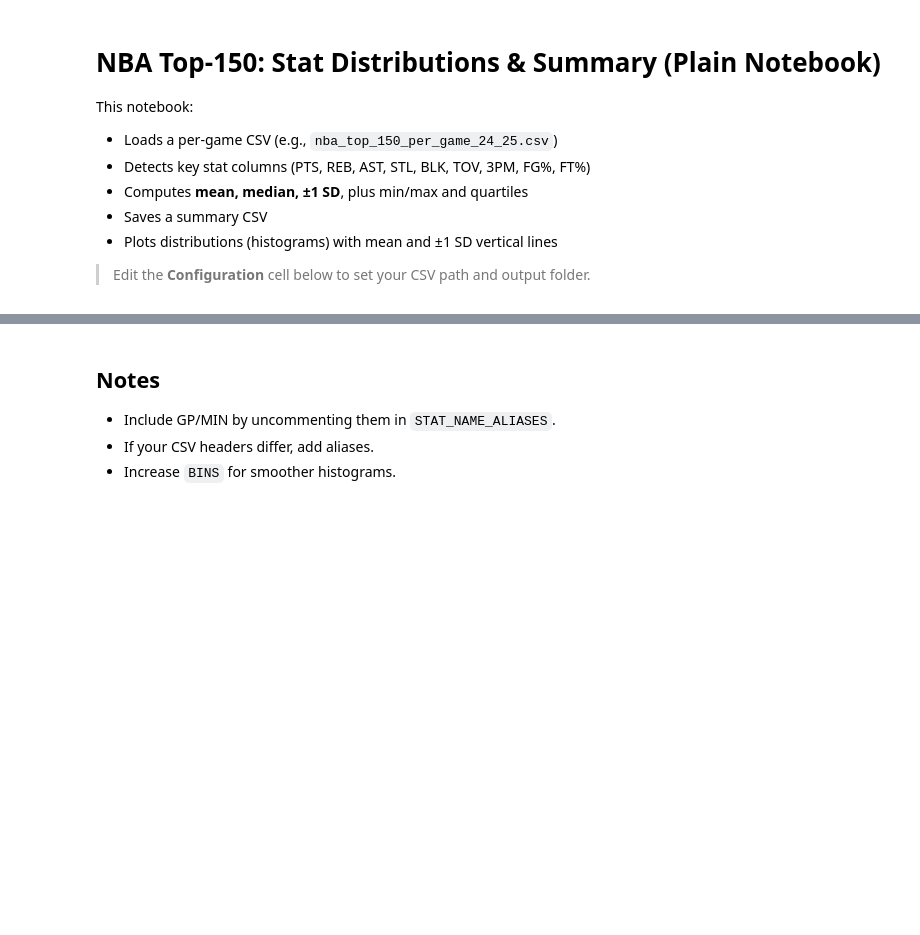
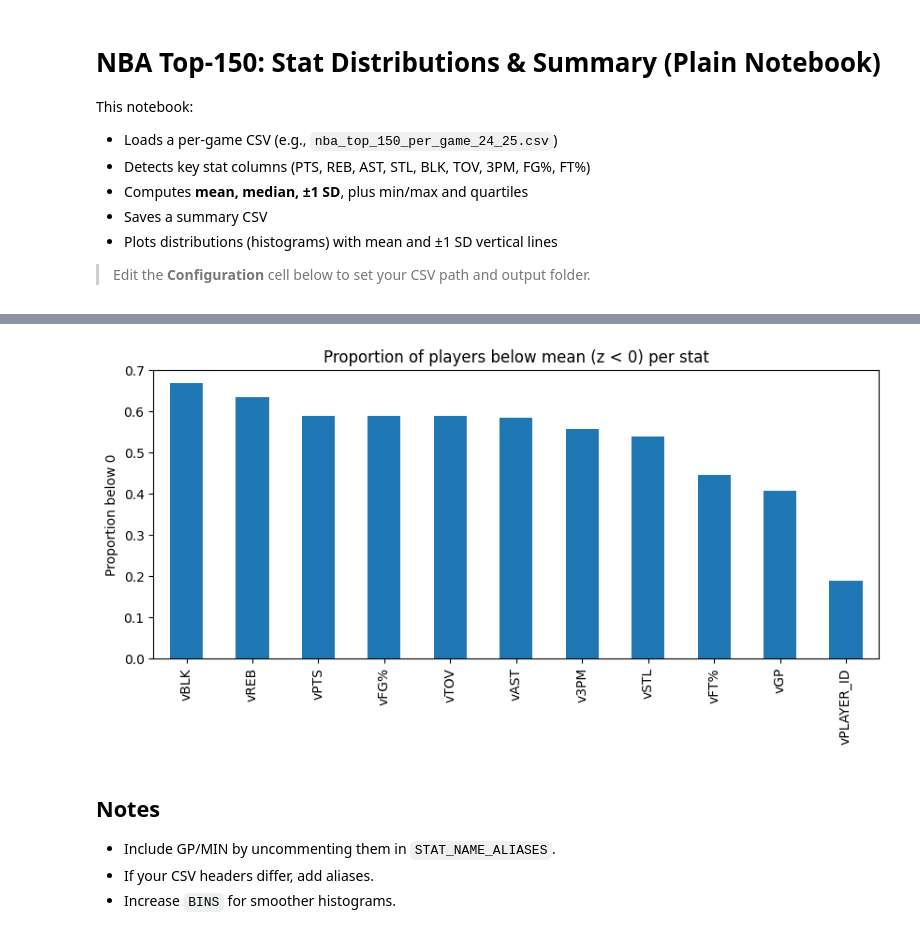
Before and after one commit to Yuvalb94/NBAstats, a Jupyter notebook: NBAstats_distributions_plain.ipynb, the cells around one changed output, grey strips where cells are left out. Cells and saved outputs as stored; diff of their text form; code cells hidden in the pictures; blank space fills up the shorter version.

Commit message:
add zscore

```diff
--- a/NBAstats_distributions_plain.ipynb
+++ b/NBAstats_distributions_plain.ipynb
@@ -22,8 +22,11 @@ import matplotlib.pyplot as plt
 # %%
 
 # === Configuration ===
-CSV_PATH = "/home/builder/Desktop/NBAstats/nba_top180_per_game_2024-25.csv"   # <-- change to your file location
-OUTDIR = Path("outputs")                                     # where to save summary & figures
+# CSV_PATH = "/home/builder/Desktop/NBAstats/nba_top180_per_game_2024-25.csv"   # <-- change to your file location
+#create path to current wd using pathlib Path
+dir_path = Path.cwd()
+CSV_PATH = dir_path / "nba_top180_per_game_2024-25.csv"
+OUTDIR = dir_path / "outputs"                                    # where to save summary & figures
 BINS = 60                                                    # histogram bins
 OUTDIR.mkdir(parents=True, exist_ok=True)
 # %%
@@ -177,0 +181,72 @@ Saved histograms → outputs/figures
+# %%
+# ⬇️ Drop this in a new cell. Assumes your per-player stats DataFrame is named `df`.
+
+import pandas as pd
+import numpy as np
+from IPython.display import display
+
+# 1) Pick the stat columns to z-score.
+#    By default, we auto-detect numeric columns and exclude common ID/text fields.
+NON_STAT_COLUMNS = {"Player", "Name", "Team", "Tm", "Pos", "Position", "Age", "G", "MP", "MIN"}
+stat_cols_auto = [c for c in df.select_dtypes(include="number").columns if c not in NON_STAT_COLUMNS]
+
+# If you prefer an explicit list, uncomment and edit the next line:
+# stat_cols_auto = ["PTS", "REB", "AST", "STL", "BLK", "TOV", "FG%", "3P", "FT%", "3PA", "FGA", "USG", "WS", "BPM"]
+
+# 2) Compute z-scores per category (column-wise).
+#    Use population std (ddof=0). Replace inf/NaN from zero-variance columns with 0.
+zscores = df[stat_cols_auto].apply(lambda col: (col - col.mean()) / col.std(ddof=0))
+zscores = zscores.replace([np.inf, -np.inf], np.nan).fillna(0.0)
+
+# 3) Rename z-score columns with 'v' prefix: e.g., 'PTS' -> 'vPTS'
+zscores = zscores.add_prefix("v")
+
+# 4) Concatenate original stats + z-scores
+df_with_z = pd.concat([df, zscores], axis=1)
+
+# 5) Summary table: mean, median, 25th, 75th percentiles for z-scores in each category
+summary = pd.DataFrame({
+    "mean": zscores.mean(),
+    "median": zscores.median(),
+    "p25": zscores.quantile(0.25),
+    "p75": zscores.quantile(0.75),
+}).round(3)
+
+# 6) Display results
+print(f"New DataFrame shape with z-scores: {df_with_z.shape}")
+# display(df_with_z.head())          # peek at the combined table
+display(summary.T)                 # show summary with stats as columns for readability
+
+# (Optional) If you want the summary with categories as rows (index) instead:
+# display(summary)
+
+import pandas as pd
+import numpy as np
+from scipy.stats import skew
+from IPython.display import display
+
+# 1️⃣ Calculate proportion of players with z < 0 for each stat
+prop_below_zero = (zscores < 0).mean()
+
+# 2️⃣ Calculate skewness per stat
+skewness = zscores.apply(skew)
+
+# 3️⃣ Calculate median per stat (helps confirm direction)
+median_z = zscores.median()
+
+# 4️⃣ Combine into one summary table
+top_heavy_summary = pd.DataFrame({
+    "prop_below_0": prop_below_zero.round(3),
+    "skewness": skewness.round(3),
+    "median_z": median_z.round(3),
+}).sort_values("prop_below_0", ascending=False)
+
+display(top_heavy_summary)
+
+# Optional: quick plot
+top_heavy_summary["prop_below_0"].plot.bar(
+    title="Proportion of players below mean (z < 0) per stat",
+    ylabel="Proportion below 0",
+    figsize=(10, 4)
+)
+# %% [output]
@@ -178,3 +272,4 @@ Saved histograms → outputs/figures
+[figure, added]
 # %% [markdown]
 
 ## Notes
```
Also changed, not shown: parts of 5 cells of this notebook.
